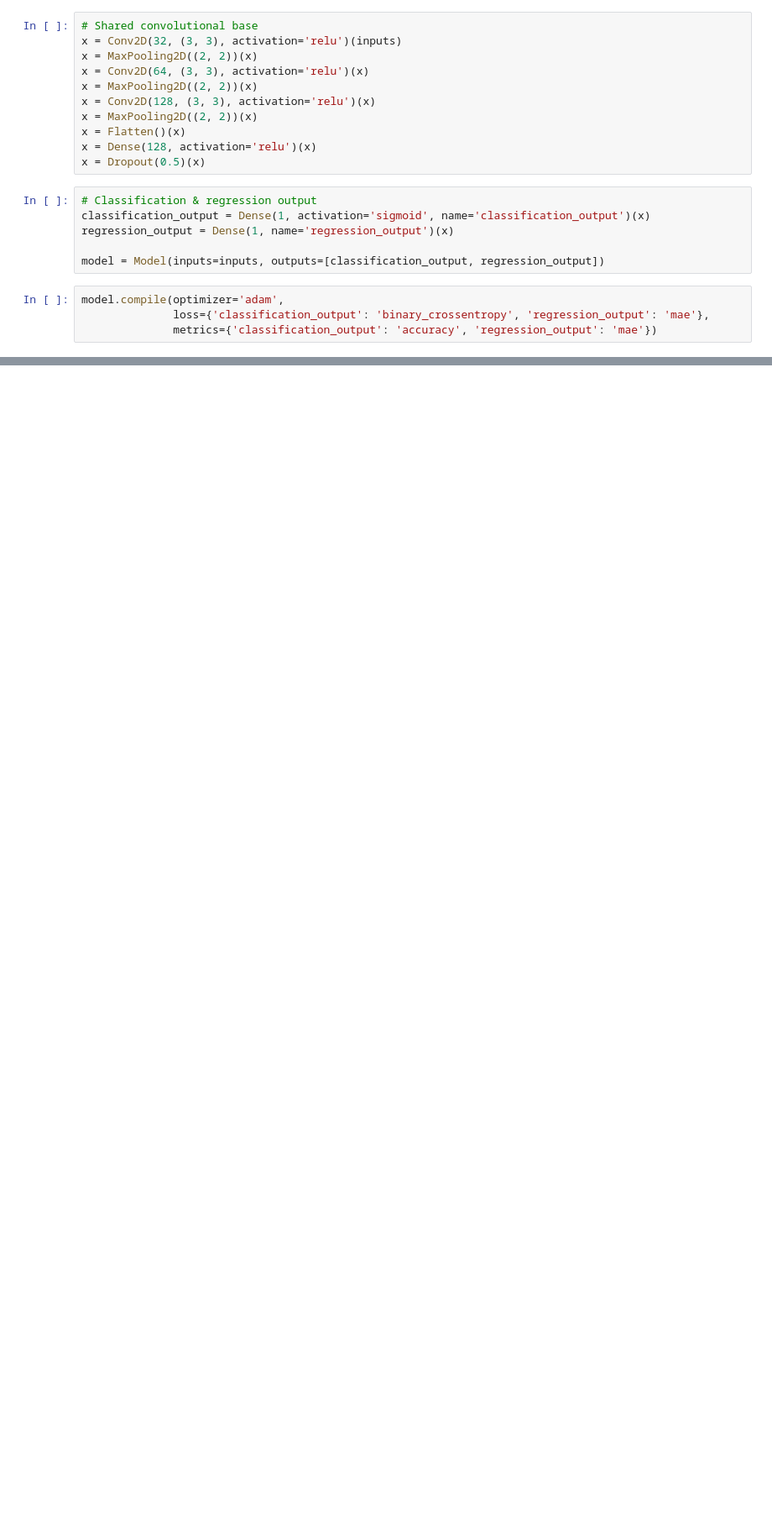
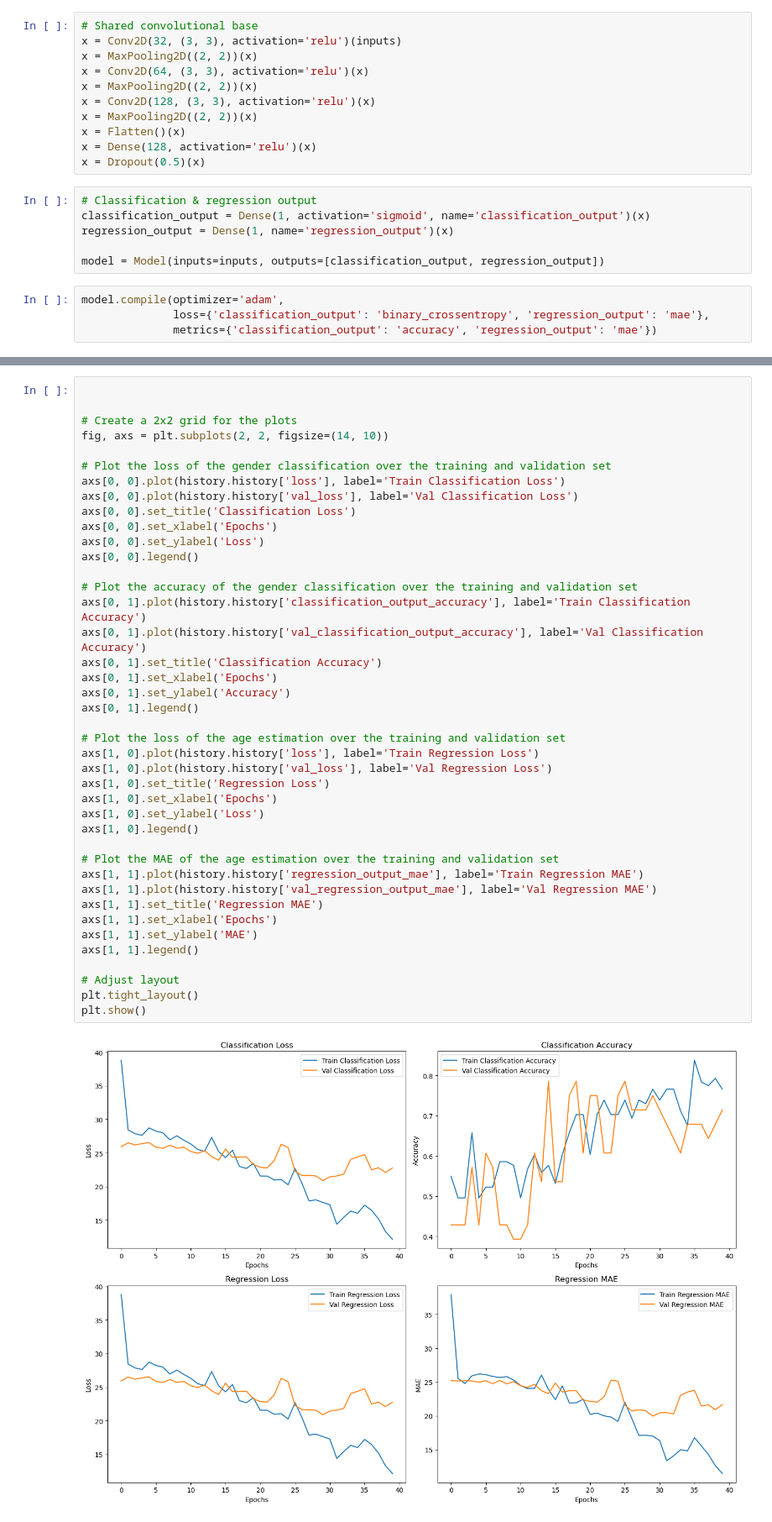
Before and after one commit to shekharbiswas/Multi-CNN, a Jupyter notebook: multi.ipynb, the cells around one changed output, grey strips where cells are left out. Shown at 84% size. Drawn from its saved outputs; the diff is of its cells as text; blank space fills up the shorter version.

```diff
--- a/multi.ipynb
+++ b/multi.ipynb
@@ -114,0 +121,43 @@ history
+# %%
+
+
+# Create a 2x2 grid for the plots
+fig, axs = plt.subplots(2, 2, figsize=(14, 10))
+
+# Plot the loss of the gender classification over the training and validation set
+axs[0, 0].plot(history.history['loss'], label='Train Classification Loss')
+axs[0, 0].plot(history.history['val_loss'], label='Val Classification Loss')
+axs[0, 0].set_title('Classification Loss')
+axs[0, 0].set_xlabel('Epochs')
+axs[0, 0].set_ylabel('Loss')
+axs[0, 0].legend()
+
+# Plot the accuracy of the gender classification over the training and validation set
+axs[0, 1].plot(history.history['classification_output_accuracy'], label='Train Classification Accuracy')
+axs[0, 1].plot(history.history['val_classification_output_accuracy'], label='Val Classification Accuracy')
+axs[0, 1].set_title('Classification Accuracy')
+axs[0, 1].set_xlabel('Epochs')
+axs[0, 1].set_ylabel('Accuracy')
+axs[0, 1].legend()
+
+# Plot the loss of the age estimation over the training and validation set
+axs[1, 0].plot(history.history['loss'], label='Train Regression Loss')
+axs[1, 0].plot(history.history['val_loss'], label='Val Regression Loss')
+axs[1, 0].set_title('Regression Loss')
+axs[1, 0].set_xlabel('Epochs')
+axs[1, 0].set_ylabel('Loss')
+axs[1, 0].legend()
+
+# Plot the MAE of the age estimation over the training and validation set
+axs[1, 1].plot(history.history['regression_output_mae'], label='Train Regression MAE')
+axs[1, 1].plot(history.history['val_regression_output_mae'], label='Val Regression MAE')
+axs[1, 1].set_title('Regression MAE')
+axs[1, 1].set_xlabel('Epochs')
+axs[1, 1].set_ylabel('MAE')
+axs[1, 1].legend()
+
+# Adjust layout
+plt.tight_layout()
+plt.show()
+# %% [output]
+[figure, added]
```
Also changed, not shown: parts of 3 cells of this notebook.
